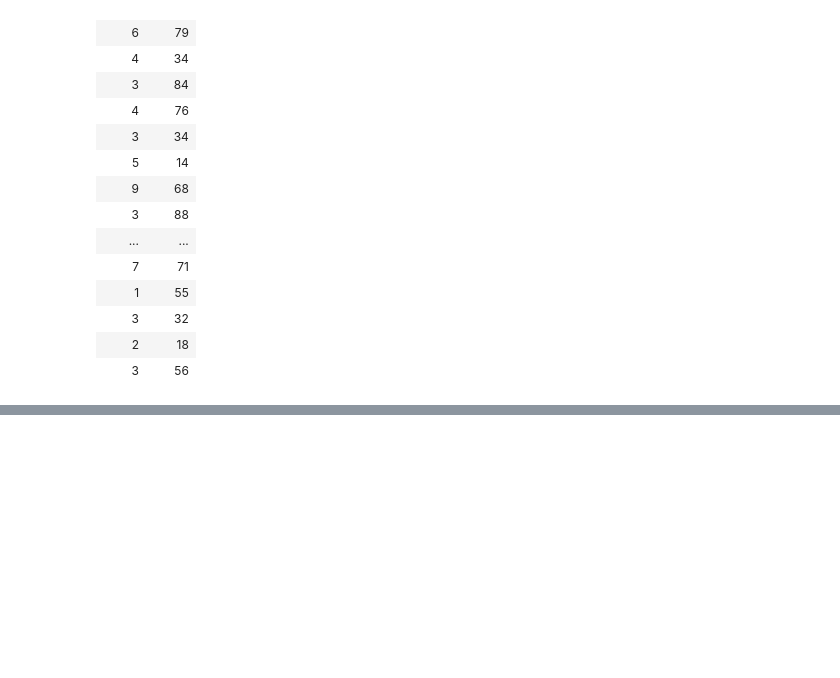
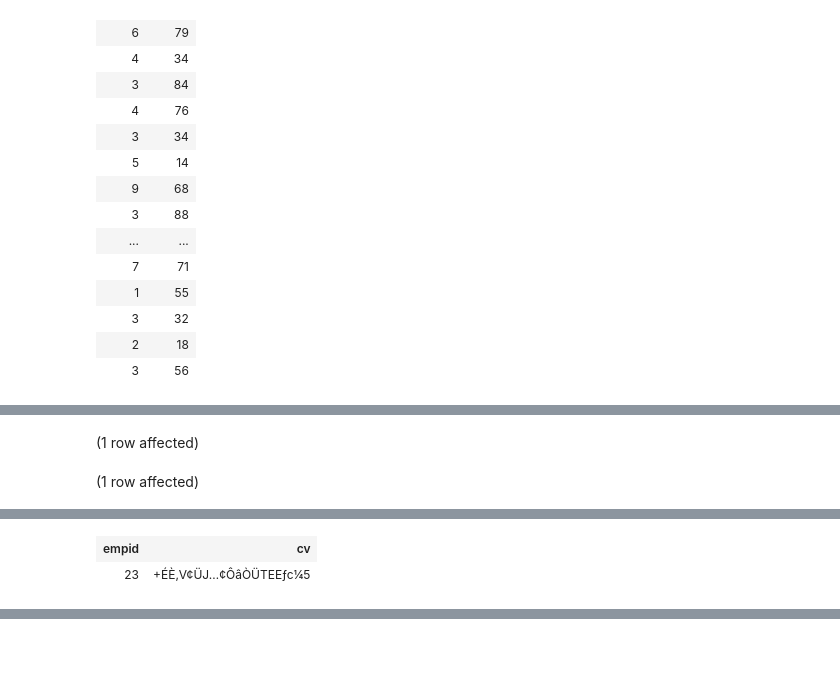
Before and after one commit to ryanmohamed/tsql_hw1, a Jupyter notebook: Chapter2-Corrected.ipynb, the cells around one changed output, grey strips where cells are left out. Drawn from its saved outputs; the diff is of its cells as text; code cells hidden in the pictures; blank space fills up the shorter version.

```diff
--- a/Chapter2-Corrected.ipynb
+++ b/Chapter2-Corrected.ipynb
@@ -400,0 +427,20 @@ WHERE (EmployeeId > 0 AND CustomerId > 2*EmployeeId) OR (EmployeeId < 0 AND Cust
+# %%
+use TSQLV4
+
+create table dbo.EmployeeCVs(
+    empid int not null,
+    cv varchar(255)
+)
+
+--correction
+declare @empid int
+set @empid = 23
+
+declare @cv varchar(255)
+set @cv = 'this is my resume!!'
+
+INSERT INTO dbo.EmployeeCVs( empid, cv )
+  VALUES( @empid, COMPRESS(@cv) )
+# %% [output]
+(1 row affected)
+(1 row affected)
@@ -400,0 +448,2 @@ WHERE (EmployeeId > 0 AND CustomerId > 2*EmployeeId) OR (EmployeeId < 0 AND Cust
+| empid | cv |
+| 23 | +ÉÈ,V¢ÜJ…¢ÔâÒÜTEEƒc¼5 |
```
Also changed, not shown: parts of 8 cells of this notebook, 1 other file.
